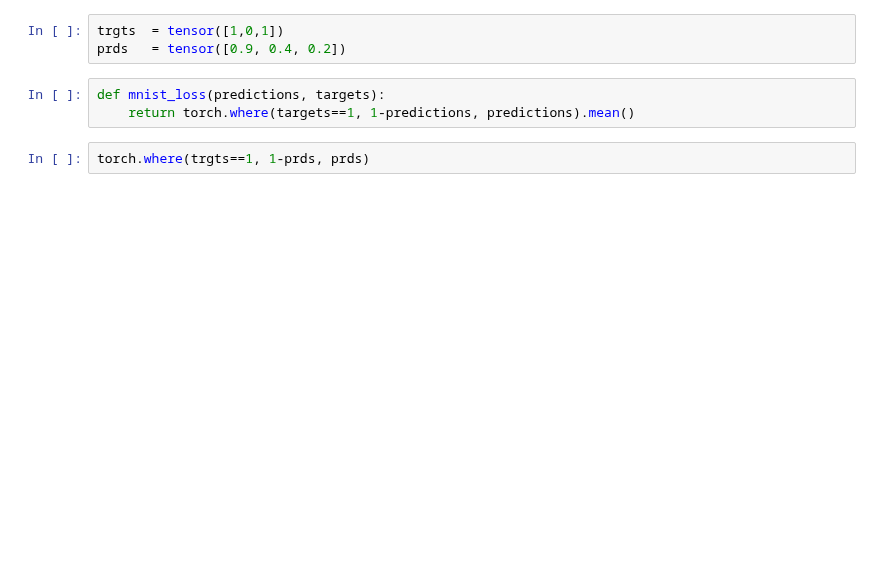
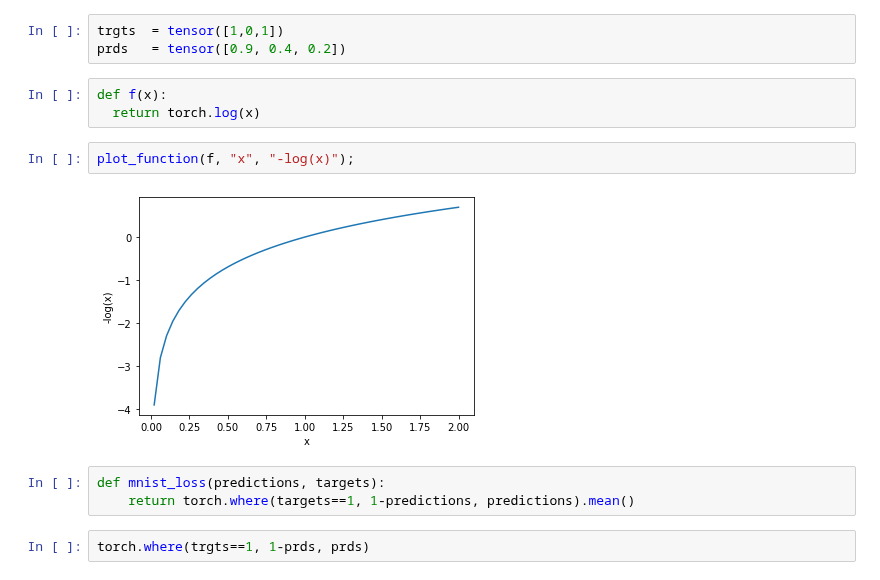
Before and after one commit to fhdbbk/fastai-1, a Jupyter notebook: 03_mnist_basics.ipynb, the cells around one changed output. Cells and saved outputs as stored; diff of their text form; blank space fills up the shorter version.

```diff
--- a/03_mnist_basics.ipynb
+++ b/03_mnist_basics.ipynb
@@ -552,6 +575,13 @@ preds = linear1(train_x)
 # %%
 trgts  = tensor([1,0,1])
 prds   = tensor([0.9, 0.4, 0.2])
+# %%
+def f(x):
+  return torch.log(x)
+# %%
+plot_function(f, "x", "-log(x)");
+# %% [output]
+[figure, added]
 # %%
 def mnist_loss(predictions, targets):
     return torch.where(targets==1, 1-predictions, predictions).mean()
```
Also changed, not shown: parts of 17 cells of this notebook.
